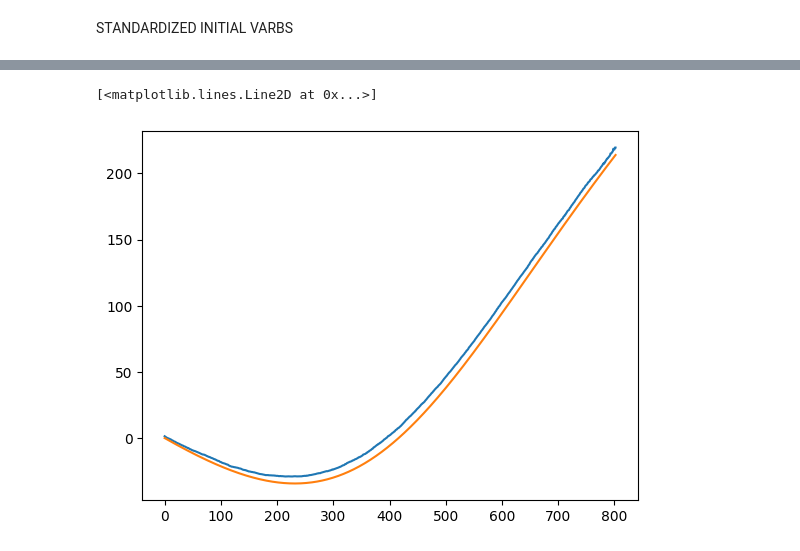
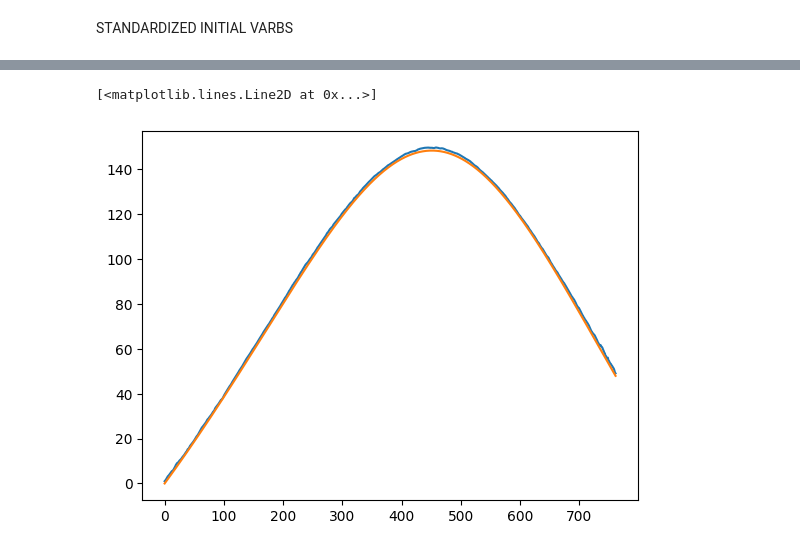
Before and after one commit to ALBATROS-Experiment/albatros_analysis, a Jupyter notebook: scripts/coordinate_calib/calib_iterate_pulse.ipynb, the cells around one changed output, grey strips where cells are left out. Drawn from its saved outputs; the diff is of its cells as text; code cells hidden in the pictures.

Commit message:
integrated fitting into main script for coord calib

```diff
--- a/scripts/coordinate_calib/calib_iterate_pulse.ipynb
+++ b/scripts/coordinate_calib/calib_iterate_pulse.ipynb
@@ -171,7 +173,7 @@ if data_version == "MANUAL TESTER":
         info = [[[715, 1110], 28654, 1836, 86568],
                 [[4950, 5270], 59051, 1836, 109993],
                 [[7000, 7145], 28654, 1836, 109993],
-                [[10975, 11440],59051, 1836, 86568],
+                [[10975, 11350],59051, 1836, 86568],
                 [[17005, 17530], 59051, 1837, 86568] ]
 
 elif data_version == "SATDET TESTER":
@@ -266,5 +445,7 @@ took 1.468 seconds to read raw data on  /scratch/s/sievers/mohanagr/mars2_2024/b
 # %%
-plt.plot(observed_data[0])
+idx = 3
 
-plt.plot(phase_pred(a2_coords, info, 0))
+plt.plot(observed_data[idx])
+
+plt.plot(phase_pred(fitted_coords, info, idx))
 # %% [output]
@@ -272,2 +453,2 @@ catalog #28654 epoch 2024-07-24 20:56:55 UTC
 [<matplotlib.lines.Line2D at 0x...>]
-[figure, old version]
+[figure, new version]
```
Also changed, not shown: parts of 13 cells of this notebook, 1 other file.
